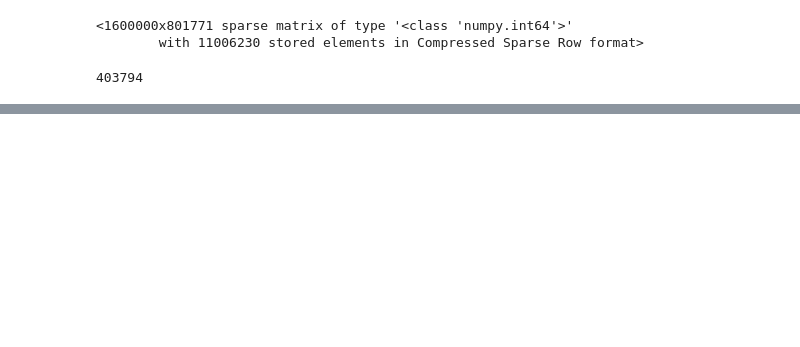
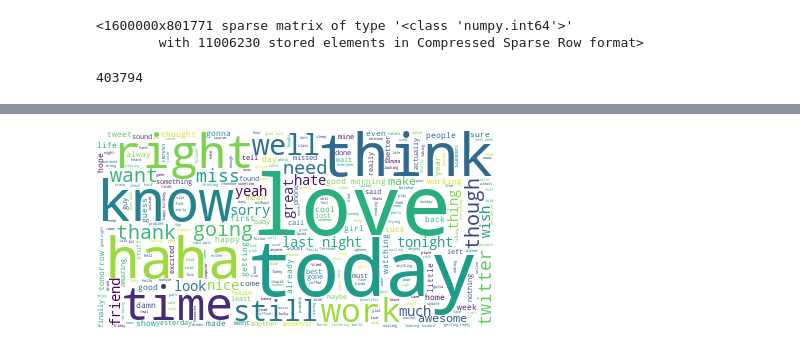
Before and after one commit to stevesette/DS_4900, a Jupyter notebook: learning_spark/OLDA_No_Spark.ipynb, the cells around one changed output, grey strips where cells are left out. Saved outputs shown, nothing was run; the diff lists cells and outputs as text; code cells hidden in the pictures; blank space fills up the shorter version.

```diff
--- a/learning_spark/OLDA_No_Spark.ipynb
+++ b/learning_spark/OLDA_No_Spark.ipynb
@@ -132,0 +429,4 @@ len(count_vectorizer.stop_words_)
+# %%
+make_wordcloud(clean_big_words)
+# %% [output]
+[figure, added]
```
Also changed, not shown: parts of 33 cells of this notebook.
